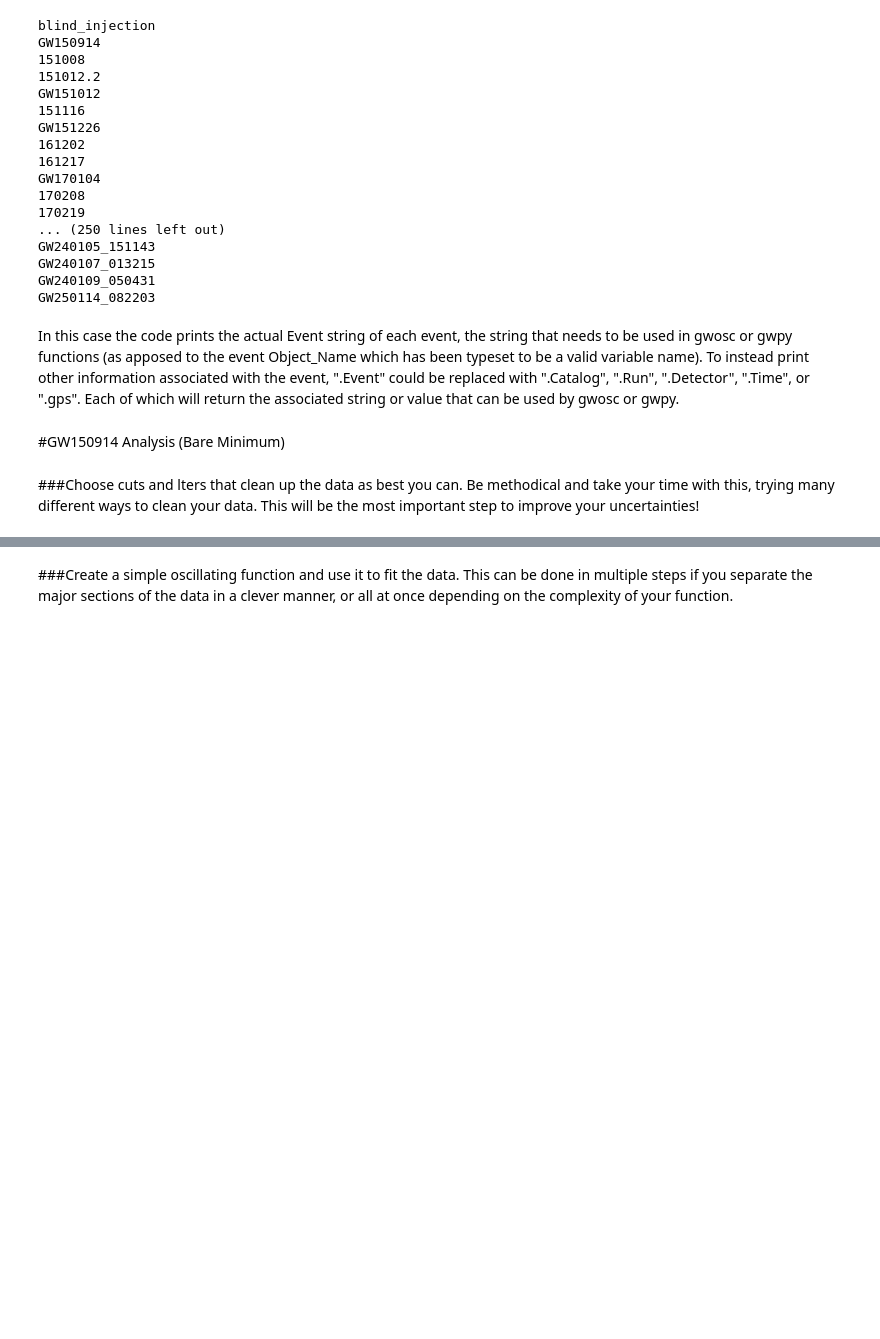
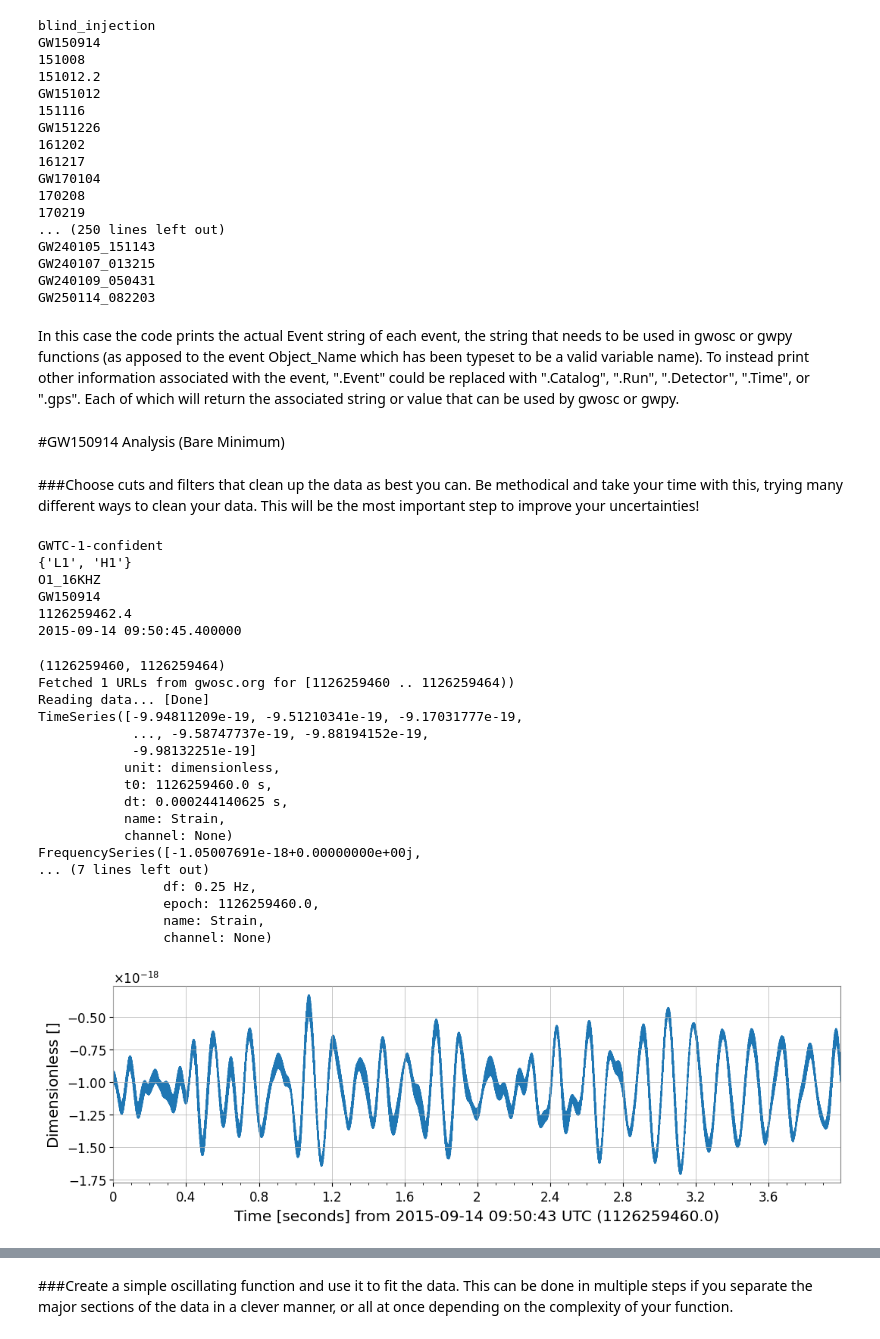
Before and after one commit to Sasa-fras/odw, a Jupyter notebook: Lab2.ipynb, the cells around one changed output, grey strips where cells are left out. Cells and saved outputs as stored; diff of their text form; code cells hidden in the pictures; blank space fills up the shorter version.

```diff
--- a/Lab2.ipynb
+++ b/Lab2.ipynb
@@ -217,5 +217,51 @@ In this case the code prints the actual Event string of each event, the string t
 # %% [markdown]
 #GW150914 Analysis (Bare Minimum)
 # %% [markdown]
-###Choose cuts and lters that clean up the data as best you can.
+###Choose cuts and filters that clean up the data as best you can.
 Be methodical and take your time with this, trying many different ways to clean your data. This will be the most important step to improve your uncertainties!
+# %%
+print(_GW150914.Catalog)
+print(_GW150914.Detector)
+print(_GW150914.Run)
+print(_GW150914.Event)
+print(_GW150914.gps)
+print(_GW150914.Time)
+# %% [output]
+GWTC-1-confident
+{'L1', 'H1'}
+O1_16KHZ
+GW150914
+1126259462.4
+2015-09-14 09:50:45.400000
+# %%
+# Set the time bounds as a variable t for the cutting
+t = 2
+segment = ((int(_GW150914.gps)-t), (int(_GW150914.gps)+t))
+print(segment)
+# Use TimeSeries.read() to fetch data from GWOSC
+from gwpy.timeseries import TimeSeries
+L1data = TimeSeries.fetch_open_data('L1', *segment, verbose=True)
+print(L1data)
+plot = L1data.plot()
+
+L1fft = L1data.fft()
+print(L1fft)
+# %% [output]
+(1126259460, 1126259464)
+Fetched 1 URLs from gwosc.org for [1126259460 .. 1126259464))
+Reading data... [Done]
+TimeSeries([-9.94811209e-19, -9.51210341e-19, -9.17031777e-19,
+            ..., -9.58747737e-19, -9.88194152e-19,
+            -9.98132251e-19]
+           unit: dimensionless,
+           t0: 1126259460.0 s,
+           dt: 0.000244140625 s,
+           name: Strain,
+           channel: None)
+FrequencySeries([-1.05007691e-18+0.00000000e+00j,
+... (7 lines left out)
+                df: 0.25 Hz,
+                epoch: 1126259460.0,
+                name: Strain,
+                channel: None)
+[figure, added]
```
Also changed, not shown: parts of 26 cells of this notebook.
